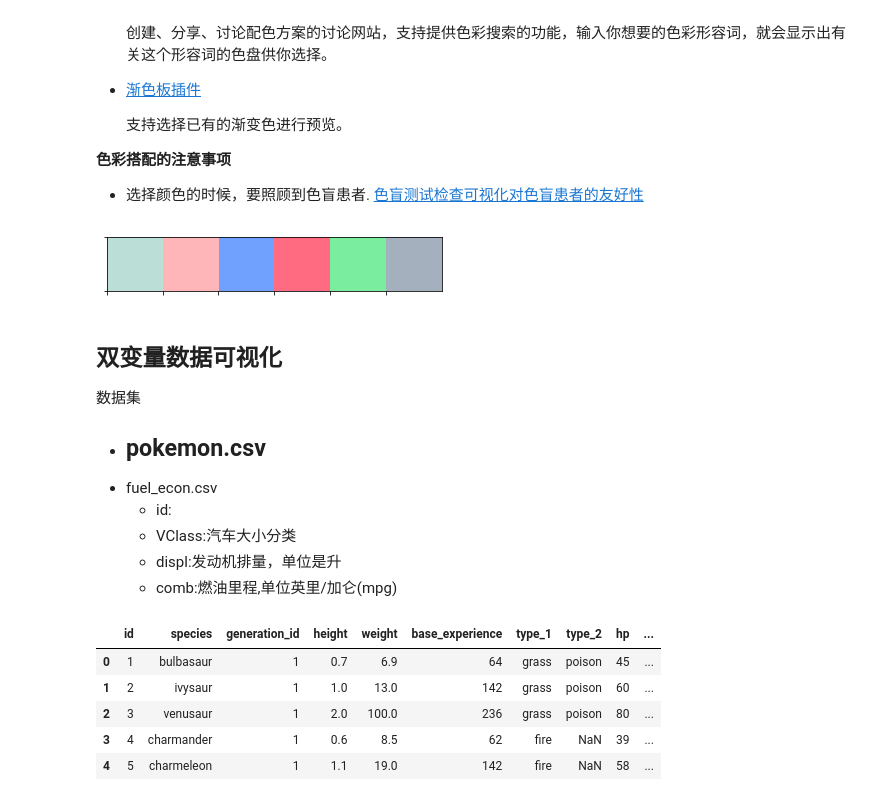
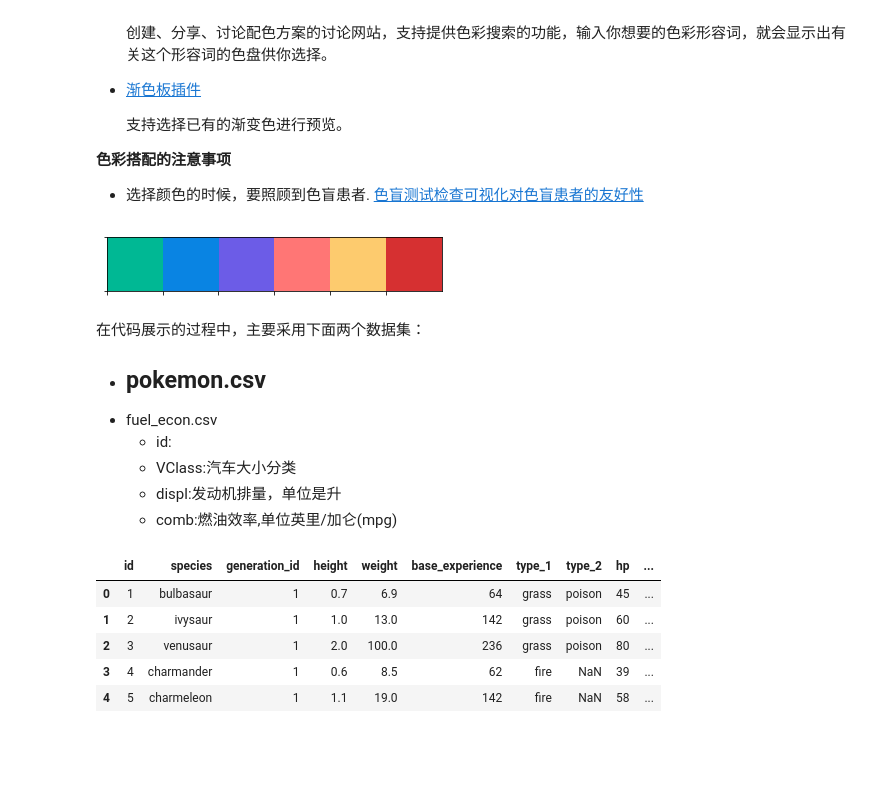
Before and after one commit to DepInjoy/PythonGrammarFoundation, a Jupyter notebook: jupyters/Visualization.ipynb, the cells around one changed output. Drawn from its saved outputs; the diff is of its cells as text; code cells hidden in the pictures; blank space fills up the shorter version.

```diff
--- a/jupyters/Visualization.ipynb
+++ b/jupyters/Visualization.ipynb
@@ -46,21 +46,20 @@ import matplotlib.pyplot as plt
 %matplotlib inline
 # %%
 # 设置色板
-color_board = ["#bbded6", "#ffb6b9", "#70a1ff", "#ff6b81", "#7bed9f", "#a4b0be"]
+color_board = ["#00b894", "#0984e3" , "#6c5ce7" , "#ff7675" , "#fdcb6e", "#d63031"]
 sns.set_palette(color_board)
 sns.palplot(sns.color_palette())
 # %% [output]
-[figure, old version]
+[figure, new version]
 # %% [markdown]
-## 双变量数据可视化
-数据集
+在代码展示的过程中，主要采用下面两个数据集：
 - pokemon.csv
     -
 - fuel_econ.csv
     - id:
     - VClass:汽车大小分类
     - displ:发动机排量，单位是升
-    - comb:燃油里程,单位英里/加仑(mpg)
+    - comb:燃油效率,单位英里/加仑(mpg)
 # %%
 df_pokemon = pd.read_csv("data/pokemon.csv")
 df_pokemon.head()
```
Also changed, not shown: parts of 4 cells of this notebook.
